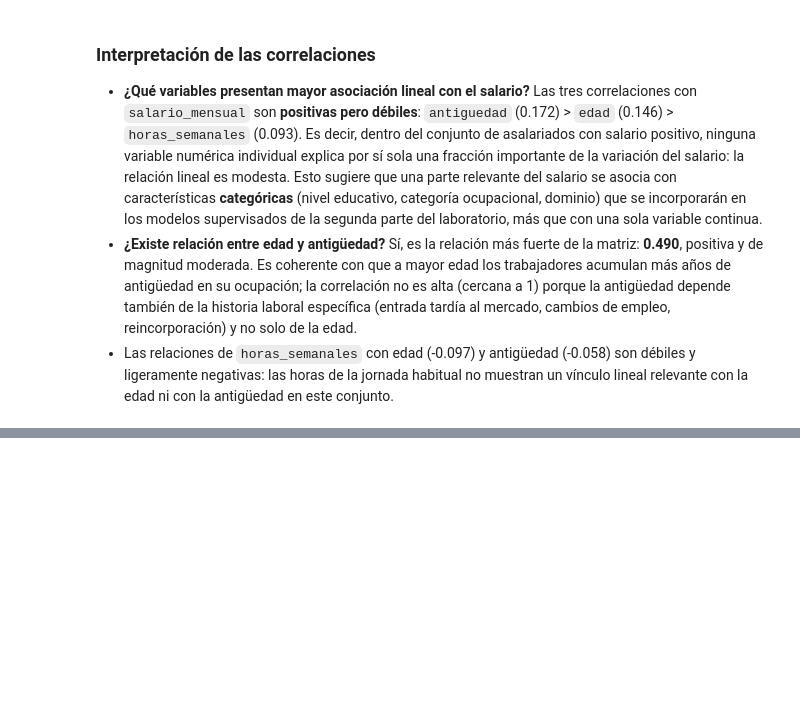
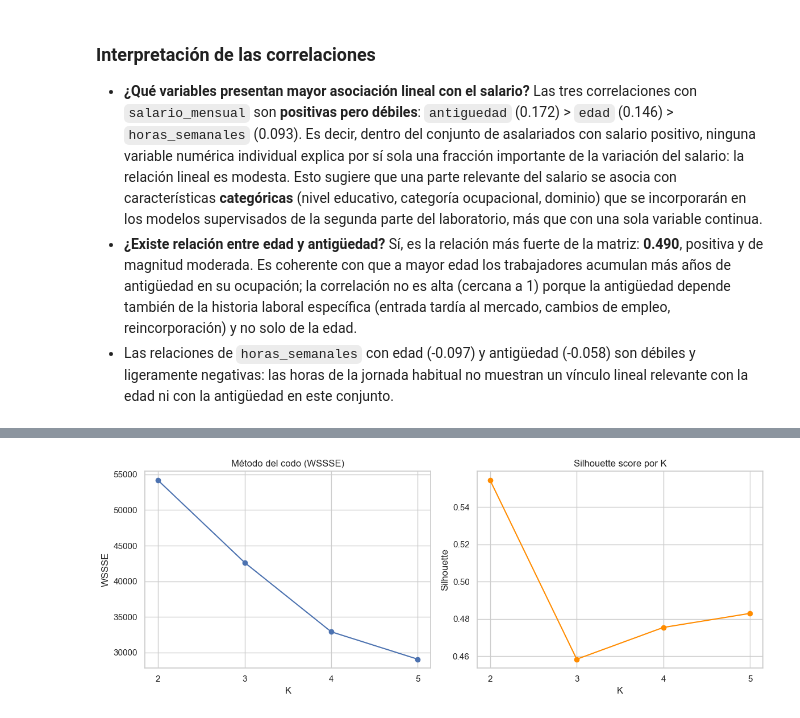
Before and after one commit to Ikeel04/Labs-DS, a Jupyter notebook: Lab7/Laboratorio_7_Spark_MLlib.ipynb, the cells around one changed output, grey strips where cells are left out. Drawn from its saved outputs; the diff is of its cells as text; code cells hidden in the pictures; blank space fills up the shorter version.

```diff
--- a/Lab7/Laboratorio_7_Spark_MLlib.ipynb
+++ b/Lab7/Laboratorio_7_Spark_MLlib.ipynb
@@ -761,0 +785,19 @@ horas_semanales    0.093
+# %%
+def evaluar_k(df_scaled, k_values, features_col="features", seed=SEED):
+    resultados = []
+    evaluator = ClusteringEvaluator(featuresCol=features_col, predictionCol="cluster",
+                                     metricName="silhouette", distanceMeasure="squaredEuclidean")
+    for k in k_values:
+        km = KMeans(featuresCol=features_col, predictionCol="cluster", k=k, seed=seed)
+        modelo = km.fit(df_scaled)
+        preds = modelo.transform(df_scaled)
+        wssse = modelo.summary.trainingCost
+        silhouette = evaluator.evaluate(preds)
+        resultados.append({"k": k, "wssse": wssse, "silhouette": silhouette})
+        print(f"k={k}: WSSSE={wssse:,.1f}  |  silhouette={silhouette:.4f}")
+    return pd.DataFrame(resultados)
+
+
+print("=== Clustering SIN salario (edad, antiguedad, horas_semanales) ===")
+tabla_k_base = evaluar_k(df_scaled_base, [2, 3, 4, 5])
+tabla_k_base
@@ -761,0 +815,16 @@ horas_semanales    0.093
+# %%
+fig, axes = plt.subplots(1, 2, figsize=(12, 4.5))
+axes[0].plot(tabla_k_base["k"], tabla_k_base["wssse"], marker="o")
+axes[0].set_title("Método del codo (WSSSE)")
+axes[0].set_xlabel("K"); axes[0].set_ylabel("WSSSE")
+axes[0].set_xticks(tabla_k_base["k"])
+
+axes[1].plot(tabla_k_base["k"], tabla_k_base["silhouette"], marker="o", color="darkorange")
+axes[1].set_title("Silhouette score por K")
+axes[1].set_xlabel("K"); axes[1].set_ylabel("Silhouette")
+axes[1].set_xticks(tabla_k_base["k"])
+
+plt.tight_layout()
+plt.show()
+# %% [output]
+[figure, added]
```
Also changed, not shown: parts of 23 cells of this notebook.
